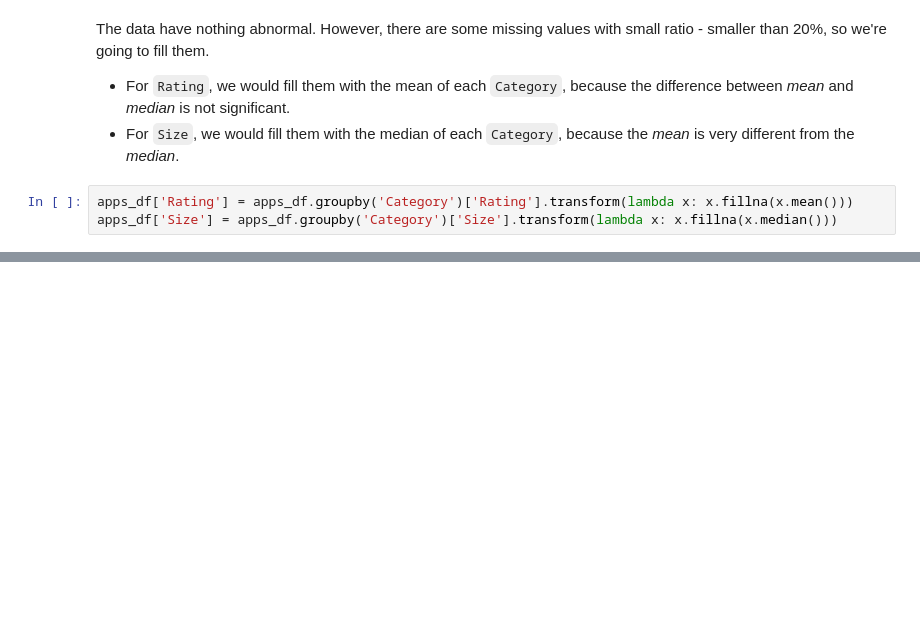
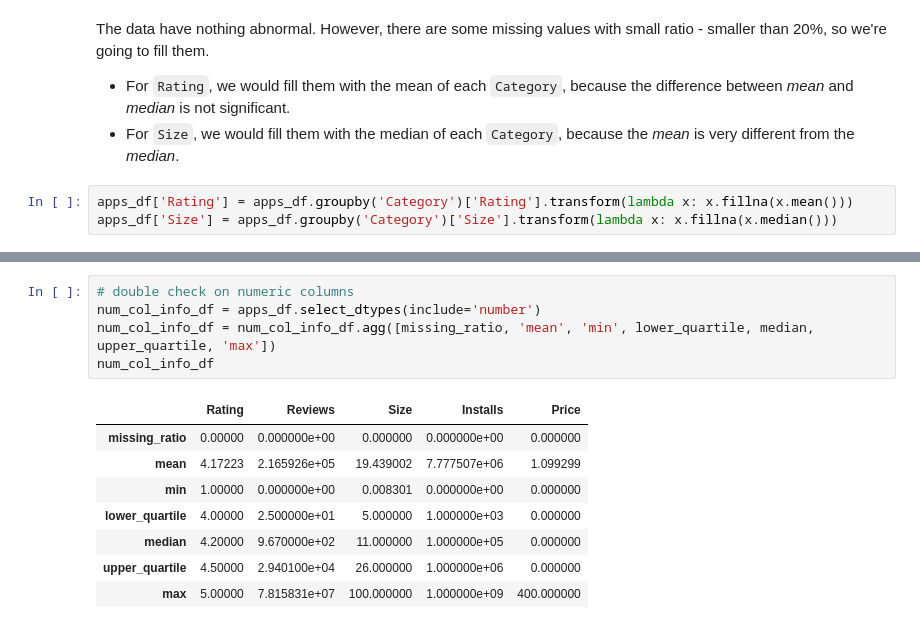
Before and after one commit to Luc-h0/Lap_trinh_cho_khoa_hoc_du_lieu, a Jupyter notebook: Notebook/Notebook.ipynb, the cells around one changed output, grey strips where cells are left out. Saved outputs shown, nothing was run; the diff lists cells and outputs as text; blank space fills up the shorter version.

```diff
--- a/Notebook/Notebook.ipynb
+++ b/Notebook/Notebook.ipynb
@@ -272,0 +241,14 @@ apps_df.describe(include='all')
+# %%
+# double check on numeric columns
+num_col_info_df = apps_df.select_dtypes(include='number')
+num_col_info_df = num_col_info_df.agg([missing_ratio, 'mean', 'min', lower_quartile, median, upper_quartile, 'max'])
+num_col_info_df
+# %% [output]
+|  | Rating | Reviews | Size | Installs | Price |
+| missing_ratio | 0.00000 | 0.000000e+00 | 0.000000 | 0.000000e+00 | 0.000000 |
+| mean | 4.17223 | 2.165926e+05 | 19.439002 | 7.777507e+06 | 1.099299 |
+| min | 1.00000 | 0.000000e+00 | 0.008301 | 0.000000e+00 | 0.000000 |
+| lower_quartile | 4.00000 | 2.500000e+01 | 5.000000 | 1.000000e+03 | 0.000000 |
+| median | 4.20000 | 9.670000e+02 | 11.000000 | 1.000000e+05 | 0.000000 |
+| upper_quartile | 4.50000 | 2.940100e+04 | 26.000000 | 1.000000e+06 | 0.000000 |
+| max | 5.00000 | 7.815831e+07 | 100.000000 | 1.000000e+09 | 400.000000 |
```
Also changed, not shown: parts of 17 cells of this notebook, 1 other file.
